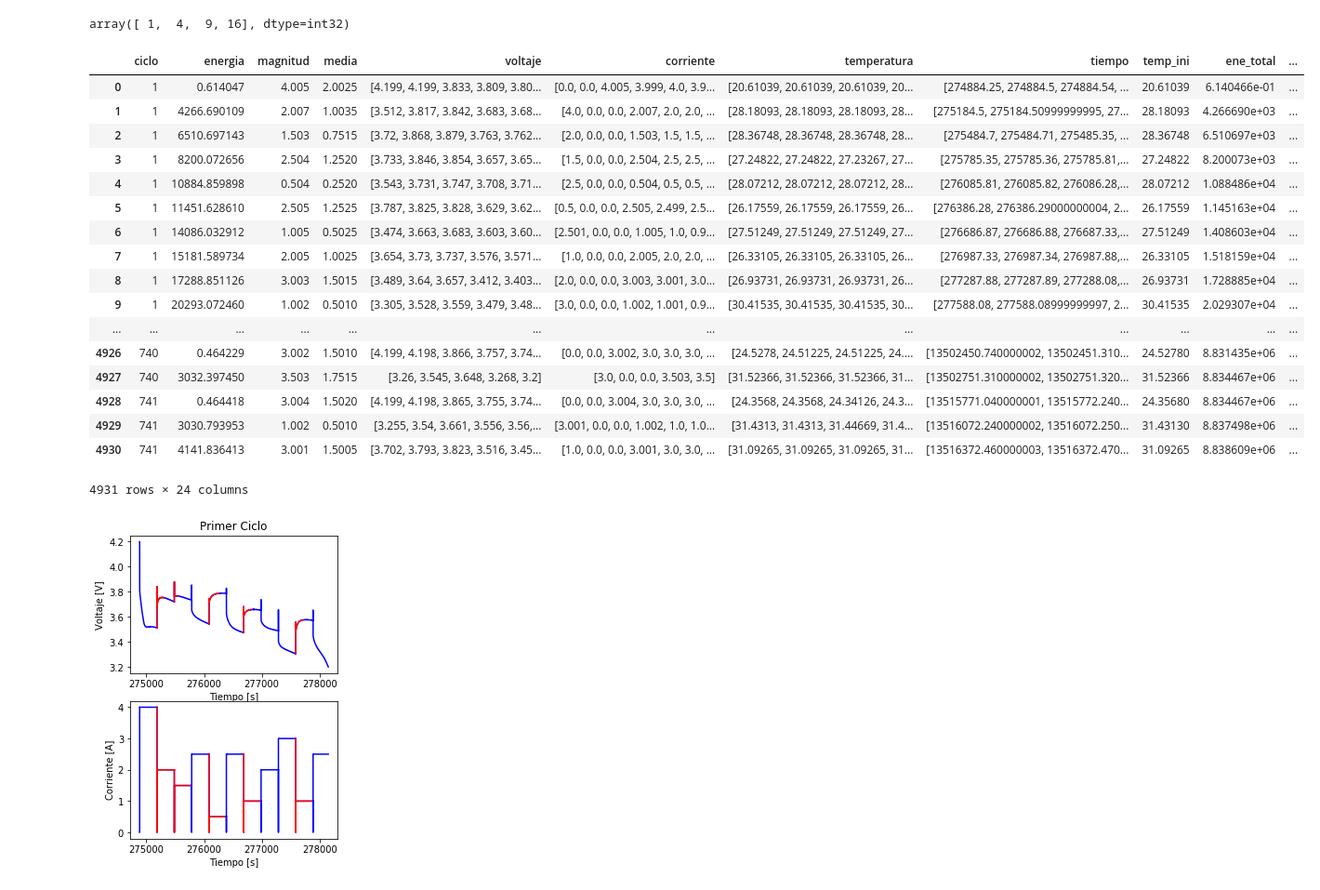
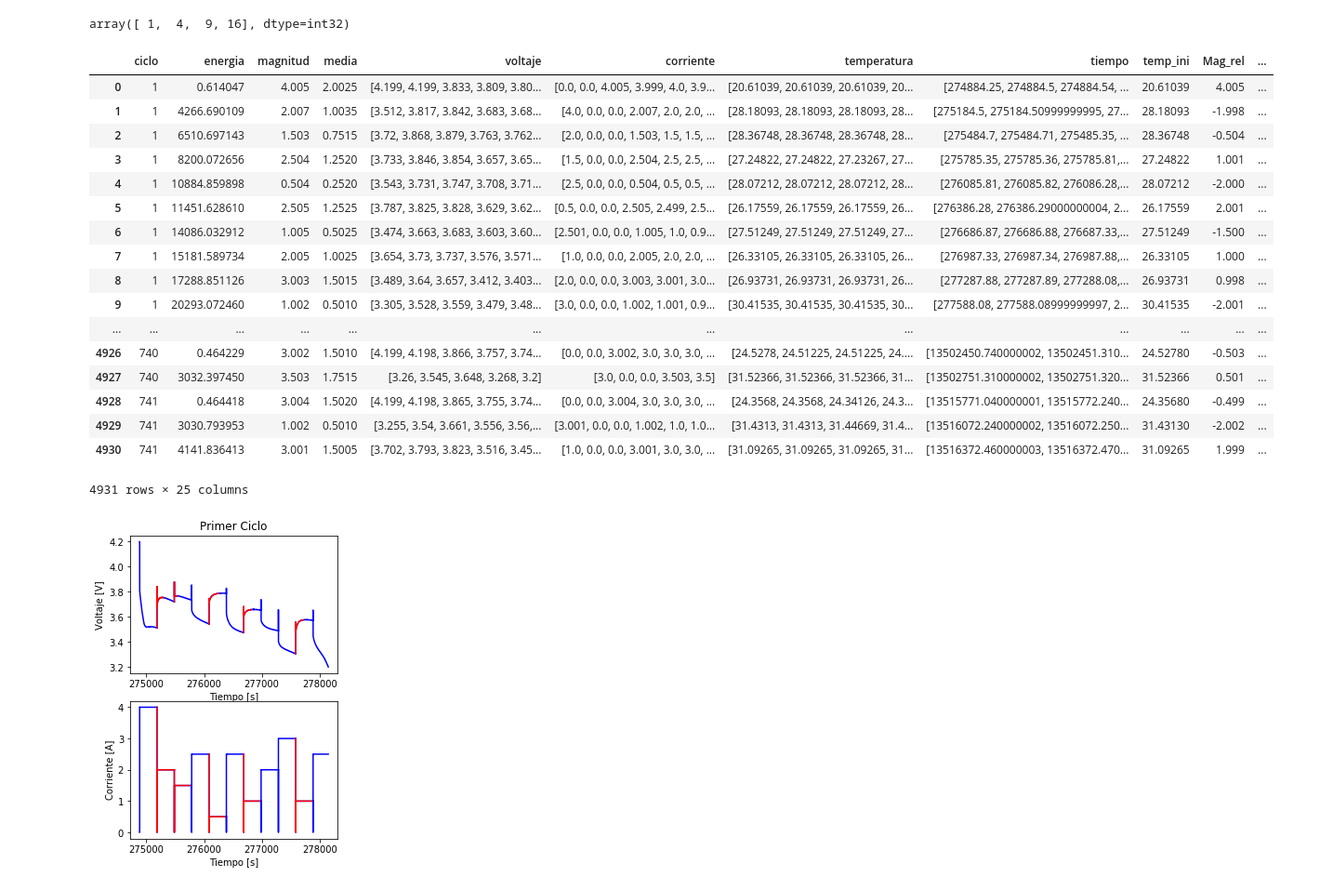
Before and after one commit to MartinVIllesca/Analisis_Baterias, a Jupyter notebook: notebooks/exploracion_cesar_2.ipynb, the cells around one changed output. Shown at 93% size. Cells and saved outputs as stored; diff of their text form; code cells hidden in the pictures.

```diff
--- a/notebooks/exploracion_cesar_2.ipynb
+++ b/notebooks/exploracion_cesar_2.ipynb
@@ -810,7 +891,7 @@ array([ 1,  4,  9, 16], dtype=int32)
 # obtener features
 
 #RW3
-df["ene_total"] = energia_total(df["energia"],df["ciclo"])
+#df["ene_total"] = energia_total(df["energia"],df["ciclo"])
 
 mag = Mg_rel(df['magnitud'])
 df["Mag_rel"] = mag[0] #magnitud relativa a la anterior
@@ -830,55 +911,60 @@ df["F6"] = RC_test[0]  # circuito RC
 df["F7"] = potencia_instantanea_salto(df['voltaje'], df['corriente'], limite=1) #Potencia instantanea
 df["F8"] = np.round(df["F7"].values/df["Mag_rel"].values,3)
 df["F9"] =  np.round(df["F7"].values/df["Mag_rel_abs"].values,3)
+df['F10'] = diferencia_voltaje(df['voltaje'], df['corriente'])
+df['F11'] = diferencia_voltaje2(df['voltaje'], df['corriente'])
 #RW5
-df_2["ene_total"] = energia_total(df_2["energia"],df_2["ciclo"])
+
+#df_2["ene_total"] = energia_total(df_2["energia"],df_2["ciclo"])
 
 mag = Mg_rel(df_2['magnitud'])
 df_2["Mag_rel"] = mag[0] #magnitud relativa a la anterior
 df_2["Mediana_rel"] = mag[1] #mediana relativa
 df_2["Mag_rel_abs"] = np.absolute(mag[0]) #magnitud relativa a la anterior
 df_2["Mediana_rel_abs"] = np.absolute(mag[1]) #mediana relativa
 
 #df_2["F1"] = [np.mean(x[:1]) for x in primera_derivada(df_2["voltaje"])]
 df_2["F1"] = primera_derivada(df_2["voltaje"],df_2["tiempo"])
 #df_2["F2"] = segunda_derivada(df_2["voltaje"]) #segunda derivada
 df_2["F2"] = segunda_derivada(df_2["voltaje"],df_2["tiempo"])
 df_2["F3"] = deltaT(df_2["temp_ini"],df_2["magnitud"])
 df_2["F4"] = primera_derivada_RC(df_2["voltaje"])  # primera derivada efecto capacitivo
 df_2["F5"] = segunda_derivada_RC(df_2["voltaje"])  # segunda derivada efecto capacitivo
 RC_test = RC(df_2["voltaje"],df_2["tiempo"],df_2["ciclo"])
 df_2["F6"] = RC_test[0]  # circuito RC
 df_2["F7"] = potencia_instantanea_salto(df_2['voltaje'], df_2['corriente'], limite=1) #Potencia instantanea
 df_2["F8"] = np.round(df_2["F7"].values/df_2["Mag_rel"].values,3)
 df_2["F9"] = np.round(df_2["F7"].values/df_2["Mag_rel_abs"].values,3)
+df_2['F10'] = diferencia_voltaje(df_2['voltaje'], df_2['corriente'])
+df_2['F11'] = diferencia_voltaje2(df_2['voltaje'], df_2['corriente'])
 #Cambio de labels para etiquetar
 
-sep = 8
+sep = 5
 df["clase"] = ChangeLabel(df['ciclo'],sep)
 df_2["clase"] = ChangeLabel(df_2["ciclo"],sep)
 
 #print(df["F7"].values/df["Mag_rel"].values)
 #df.values[1393,:]
 df
 # %% [output]
-|  | ciclo | energia | magnitud | media | voltaje | corriente | temperatura | tiempo | temp_ini | ene_total | ... |
-| 0 | 1 | 0.614047 | 4.005 | 2.0025 | [4.199, 4.199, 3.833, 3.809, 3.80... | [0.0, 0.0, 4.005, 3.999, 4.0, 3.9... | [20.61039, 20.61039, 20.61039, 20... | [274884.25, 274884.5, 274884.54, ... | 20.61039 | 6.140466e-01 | ... |
-| 1 | 1 | 4266.690109 | 2.007 | 1.0035 | [3.512, 3.817, 3.842, 3.683, 3.68... | [4.0, 0.0, 0.0, 2.007, 2.0, 2.0, ... | [28.18093, 28.18093, 28.18093, 28... | [275184.5, 275184.50999999995, 27... | 28.18093 | 4.266690e+03 | ... |
-| 2 | 1 | 6510.697143 | 1.503 | 0.7515 | [3.72, 3.868, 3.879, 3.763, 3.762... | [2.0, 0.0, 0.0, 1.503, 1.5, 1.5, ... | [28.36748, 28.36748, 28.36748, 28... | [275484.7, 275484.71, 275485.35, ... | 28.36748 | 6.510697e+03 | ... |
-| 3 | 1 | 8200.072656 | 2.504 | 1.2520 | [3.733, 3.846, 3.854, 3.657, 3.65... | [1.5, 0.0, 0.0, 2.504, 2.5, 2.5, ... | [27.24822, 27.24822, 27.23267, 27... | [275785.35, 275785.36, 275785.81,... | 27.24822 | 8.200073e+03 | ... |
-| 4 | 1 | 10884.859898 | 0.504 | 0.2520 | [3.543, 3.731, 3.747, 3.708, 3.71... | [2.5, 0.0, 0.0, 0.504, 0.5, 0.5, ... | [28.07212, 28.07212, 28.07212, 28... | [276085.81, 276085.82, 276086.28,... | 28.07212 | 1.088486e+04 | ... |
-| 5 | 1 | 11451.628610 | 2.505 | 1.2525 | [3.787, 3.825, 3.828, 3.629, 3.62... | [0.5, 0.0, 0.0, 2.505, 2.499, 2.5... | [26.17559, 26.17559, 26.17559, 26... | [276386.28, 276386.29000000004, 2... | 26.17559 | 1.145163e+04 | ... |
-| 6 | 1 | 14086.032912 | 1.005 | 0.5025 | [3.474, 3.663, 3.683, 3.603, 3.60... | [2.501, 0.0, 0.0, 1.005, 1.0, 0.9... | [27.51249, 27.51249, 27.51249, 27... | [276686.87, 276686.88, 276687.33,... | 27.51249 | 1.408603e+04 | ... |
-| 7 | 1 | 15181.589734 | 2.005 | 1.0025 | [3.654, 3.73, 3.737, 3.576, 3.571... | [1.0, 0.0, 0.0, 2.005, 2.0, 2.0, ... | [26.33105, 26.33105, 26.33105, 26... | [276987.33, 276987.34, 276987.88,... | 26.33105 | 1.518159e+04 | ... |
-| 8 | 1 | 17288.851126 | 3.003 | 1.5015 | [3.489, 3.64, 3.657, 3.412, 3.403... | [2.0, 0.0, 0.0, 3.003, 3.001, 3.0... | [26.93731, 26.93731, 26.93731, 26... | [277287.88, 277287.89, 277288.08,... | 26.93731 | 1.728885e+04 | ... |
-| 9 | 1 | 20293.072460 | 1.002 | 0.5010 | [3.305, 3.528, 3.559, 3.479, 3.48... | [3.0, 0.0, 0.0, 1.002, 1.001, 0.9... | [30.41535, 30.41535, 30.41535, 30... | [277588.08, 277588.08999999997, 2... | 30.41535 | 2.029307e+04 | ... |
+|  | ciclo | energia | magnitud | media | voltaje | corriente | temperatura | tiempo | temp_ini | Mag_rel | ... |
+| 0 | 1 | 0.614047 | 4.005 | 2.0025 | [4.199, 4.199, 3.833, 3.809, 3.80... | [0.0, 0.0, 4.005, 3.999, 4.0, 3.9... | [20.61039, 20.61039, 20.61039, 20... | [274884.25, 274884.5, 274884.54, ... | 20.61039 | 4.005 | ... |
+| 1 | 1 | 4266.690109 | 2.007 | 1.0035 | [3.512, 3.817, 3.842, 3.683, 3.68... | [4.0, 0.0, 0.0, 2.007, 2.0, 2.0, ... | [28.18093, 28.18093, 28.18093, 28... | [275184.5, 275184.50999999995, 27... | 28.18093 | -1.998 | ... |
+| 2 | 1 | 6510.697143 | 1.503 | 0.7515 | [3.72, 3.868, 3.879, 3.763, 3.762... | [2.0, 0.0, 0.0, 1.503, 1.5, 1.5, ... | [28.36748, 28.36748, 28.36748, 28... | [275484.7, 275484.71, 275485.35, ... | 28.36748 | -0.504 | ... |
+| 3 | 1 | 8200.072656 | 2.504 | 1.2520 | [3.733, 3.846, 3.854, 3.657, 3.65... | [1.5, 0.0, 0.0, 2.504, 2.5, 2.5, ... | [27.24822, 27.24822, 27.23267, 27... | [275785.35, 275785.36, 275785.81,... | 27.24822 | 1.001 | ... |
+| 4 | 1 | 10884.859898 | 0.504 | 0.2520 | [3.543, 3.731, 3.747, 3.708, 3.71... | [2.5, 0.0, 0.0, 0.504, 0.5, 0.5, ... | [28.07212, 28.07212, 28.07212, 28... | [276085.81, 276085.82, 276086.28,... | 28.07212 | -2.000 | ... |
+| 5 | 1 | 11451.628610 | 2.505 | 1.2525 | [3.787, 3.825, 3.828, 3.629, 3.62... | [0.5, 0.0, 0.0, 2.505, 2.499, 2.5... | [26.17559, 26.17559, 26.17559, 26... | [276386.28, 276386.29000000004, 2... | 26.17559 | 2.001 | ... |
+| 6 | 1 | 14086.032912 | 1.005 | 0.5025 | [3.474, 3.663, 3.683, 3.603, 3.60... | [2.501, 0.0, 0.0, 1.005, 1.0, 0.9... | [27.51249, 27.51249, 27.51249, 27... | [276686.87, 276686.88, 276687.33,... | 27.51249 | -1.500 | ... |
+| 7 | 1 | 15181.589734 | 2.005 | 1.0025 | [3.654, 3.73, 3.737, 3.576, 3.571... | [1.0, 0.0, 0.0, 2.005, 2.0, 2.0, ... | [26.33105, 26.33105, 26.33105, 26... | [276987.33, 276987.34, 276987.88,... | 26.33105 | 1.000 | ... |
+| 8 | 1 | 17288.851126 | 3.003 | 1.5015 | [3.489, 3.64, 3.657, 3.412, 3.403... | [2.0, 0.0, 0.0, 3.003, 3.001, 3.0... | [26.93731, 26.93731, 26.93731, 26... | [277287.88, 277287.89, 277288.08,... | 26.93731 | 0.998 | ... |
+| 9 | 1 | 20293.072460 | 1.002 | 0.5010 | [3.305, 3.528, 3.559, 3.479, 3.48... | [3.0, 0.0, 0.0, 1.002, 1.001, 0.9... | [30.41535, 30.41535, 30.41535, 30... | [277588.08, 277588.08999999997, 2... | 30.41535 | -2.001 | ... |
 | ... | ... | ... | ... | ... | ... | ... | ... | ... | ... | ... | ... |
-| 4926 | 740 | 0.464229 | 3.002 | 1.5010 | [4.199, 4.198, 3.866, 3.757, 3.74... | [0.0, 0.0, 3.002, 3.0, 3.0, 3.0, ... | [24.5278, 24.51225, 24.51225, 24.... | [13502450.740000002, 13502451.310... | 24.52780 | 8.831435e+06 | ... |
-| 4927 | 740 | 3032.397450 | 3.503 | 1.7515 | [3.26, 3.545, 3.648, 3.268, 3.2] | [3.0, 0.0, 0.0, 3.503, 3.5] | [31.52366, 31.52366, 31.52366, 31... | [13502751.310000002, 13502751.320... | 31.52366 | 8.834467e+06 | ... |
-| 4928 | 741 | 0.464418 | 3.004 | 1.5020 | [4.199, 4.198, 3.865, 3.755, 3.74... | [0.0, 0.0, 3.004, 3.0, 3.0, 3.0, ... | [24.3568, 24.3568, 24.34126, 24.3... | [13515771.040000001, 13515772.240... | 24.35680 | 8.834467e+06 | ... |
-| 4929 | 741 | 3030.793953 | 1.002 | 0.5010 | [3.255, 3.54, 3.661, 3.556, 3.56,... | [3.001, 0.0, 0.0, 1.002, 1.0, 1.0... | [31.4313, 31.4313, 31.44669, 31.4... | [13516072.240000002, 13516072.250... | 31.43130 | 8.837498e+06 | ... |
-| 4930 | 741 | 4141.836413 | 3.001 | 1.5005 | [3.702, 3.793, 3.823, 3.516, 3.45... | [1.0, 0.0, 0.0, 3.001, 3.0, 3.0, ... | [31.09265, 31.09265, 31.09265, 31... | [13516372.460000003, 13516372.470... | 31.09265 | 8.838609e+06 | ... |
+| 4926 | 740 | 0.464229 | 3.002 | 1.5010 | [4.199, 4.198, 3.866, 3.757, 3.74... | [0.0, 0.0, 3.002, 3.0, 3.0, 3.0, ... | [24.5278, 24.51225, 24.51225, 24.... | [13502450.740000002, 13502451.310... | 24.52780 | -0.503 | ... |
+| 4927 | 740 | 3032.397450 | 3.503 | 1.7515 | [3.26, 3.545, 3.648, 3.268, 3.2] | [3.0, 0.0, 0.0, 3.503, 3.5] | [31.52366, 31.52366, 31.52366, 31... | [13502751.310000002, 13502751.320... | 31.52366 | 0.501 | ... |
+| 4928 | 741 | 0.464418 | 3.004 | 1.5020 | [4.199, 4.198, 3.865, 3.755, 3.74... | [0.0, 0.0, 3.004, 3.0, 3.0, 3.0, ... | [24.3568, 24.3568, 24.34126, 24.3... | [13515771.040000001, 13515772.240... | 24.35680 | -0.499 | ... |
+| 4929 | 741 | 3030.793953 | 1.002 | 0.5010 | [3.255, 3.54, 3.661, 3.556, 3.56,... | [3.001, 0.0, 0.0, 1.002, 1.0, 1.0... | [31.4313, 31.4313, 31.44669, 31.4... | [13516072.240000002, 13516072.250... | 31.43130 | -2.002 | ... |
+| 4930 | 741 | 4141.836413 | 3.001 | 1.5005 | [3.702, 3.793, 3.823, 3.516, 3.45... | [1.0, 0.0, 0.0, 3.001, 3.0, 3.0, ... | [31.09265, 31.09265, 31.09265, 31... | [13516372.460000003, 13516372.470... | 31.09265 | 1.999 | ... |
-4931 rows × 24 columns
+4931 rows × 25 columns
 # %%
 plt.figure(figsize=(4,6))
 for i in range(11):
```
Also changed, not shown: parts of 12 cells of this notebook, 3 other files.
